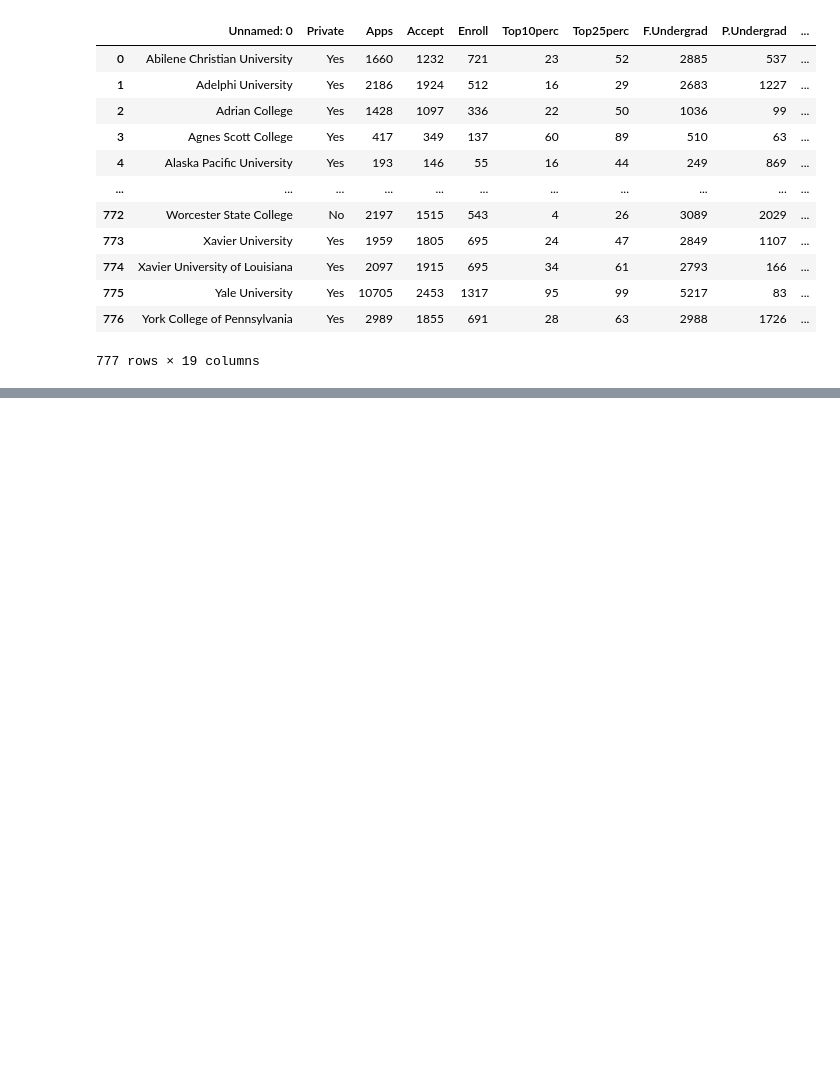
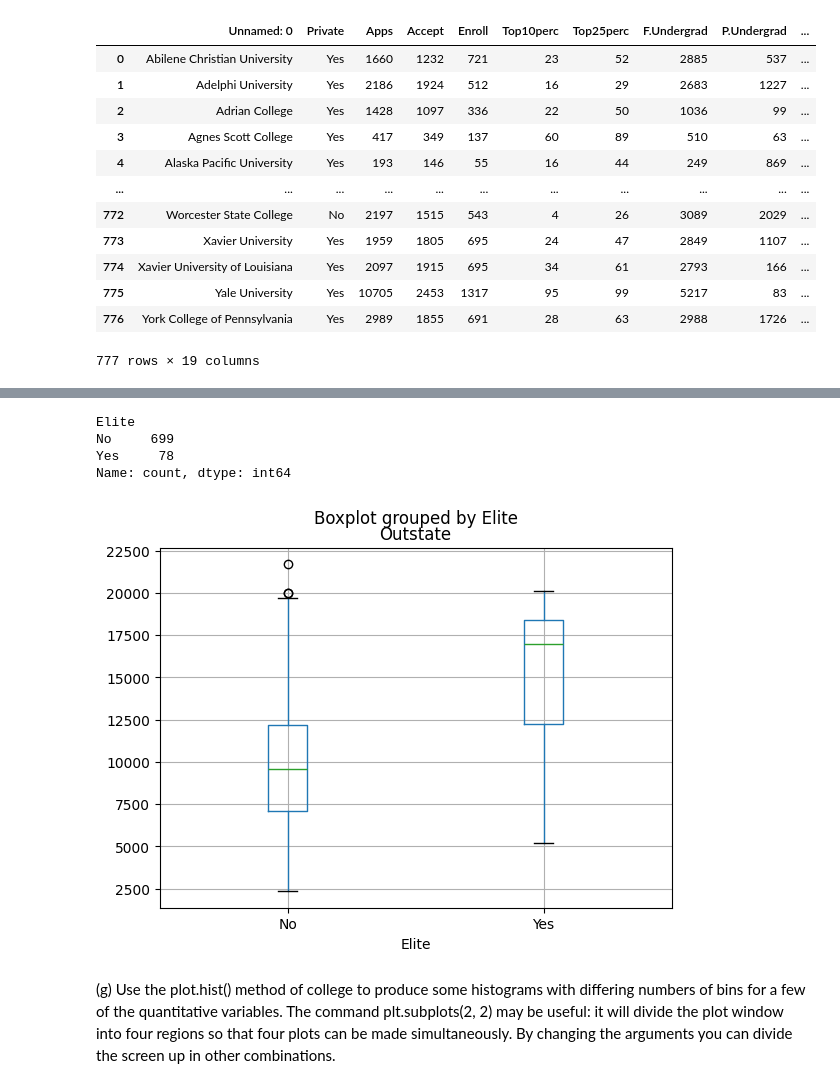
Before and after one commit to hinojosaad/islp, a Jupyter notebook: Chapter2/ch2.ipynb, the cells around one changed output, grey strips where cells are left out. Drawn from its saved outputs; the diff is of its cells as text; code cells hidden in the pictures; blank space fills up the shorter version.

```diff
--- a/Chapter2/ch2.ipynb
+++ b/Chapter2/ch2.ipynb
@@ -52,0 +156,18 @@ college
+# %%
+college['Elite'].value_counts()
+# %% [output]
+Elite
+No     699
+Yes     78
+Name: count, dtype: int64
+# %%
+college.boxplot(column=['Outstate'], by='Elite');
+# %% [output]
+[figure, added]
+# %% [markdown]
+(g) Use the plot.hist() method of college to produce some histograms
+with differing numbers of bins for a few of the quantitative
+variables. The command plt.subplots(2, 2) may be useful:
+it will divide the plot window into four regions so that four
+plots can be made simultaneously. By changing the arguments
+you can divide the screen up in other combinations.
```
Also changed, not shown: parts of 18 cells of this notebook, 1 other file.
